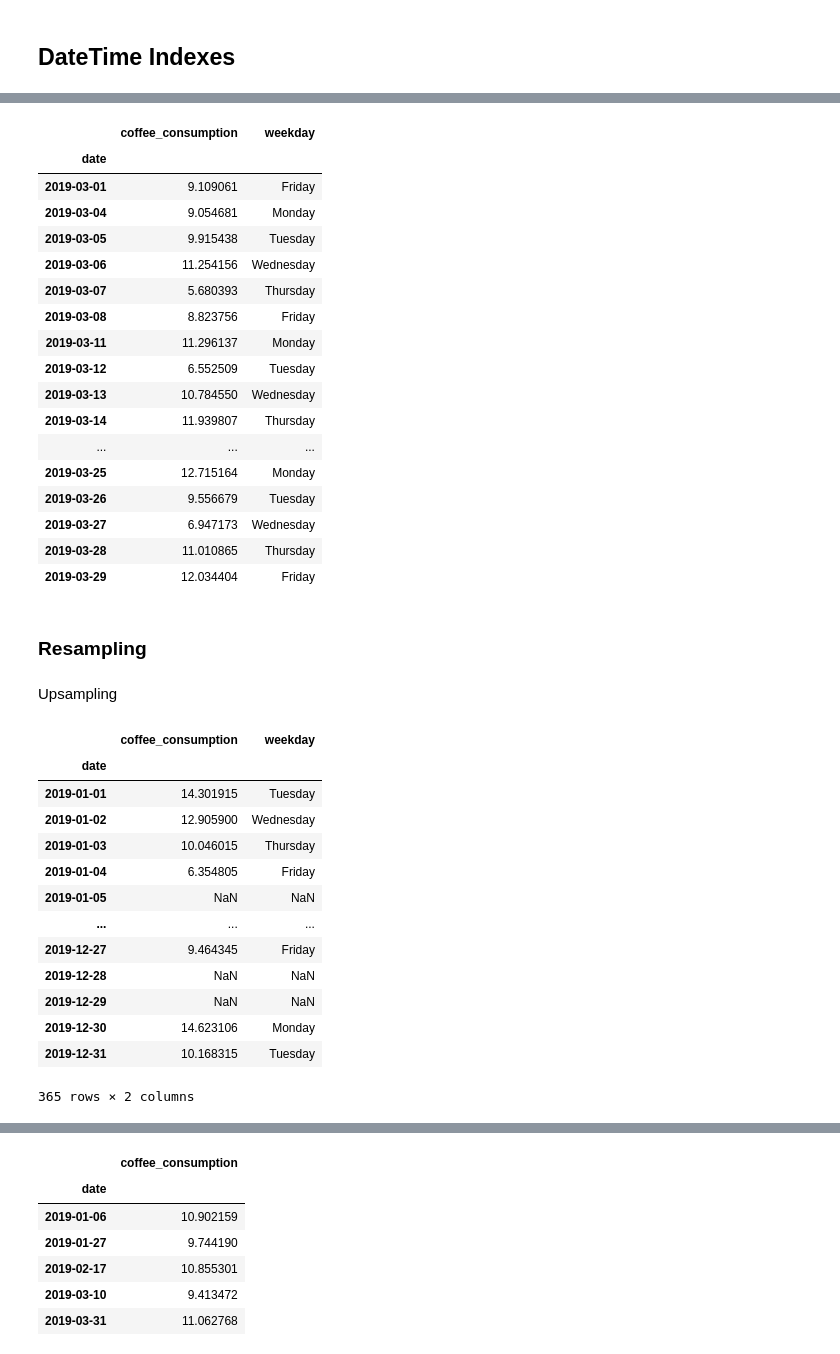
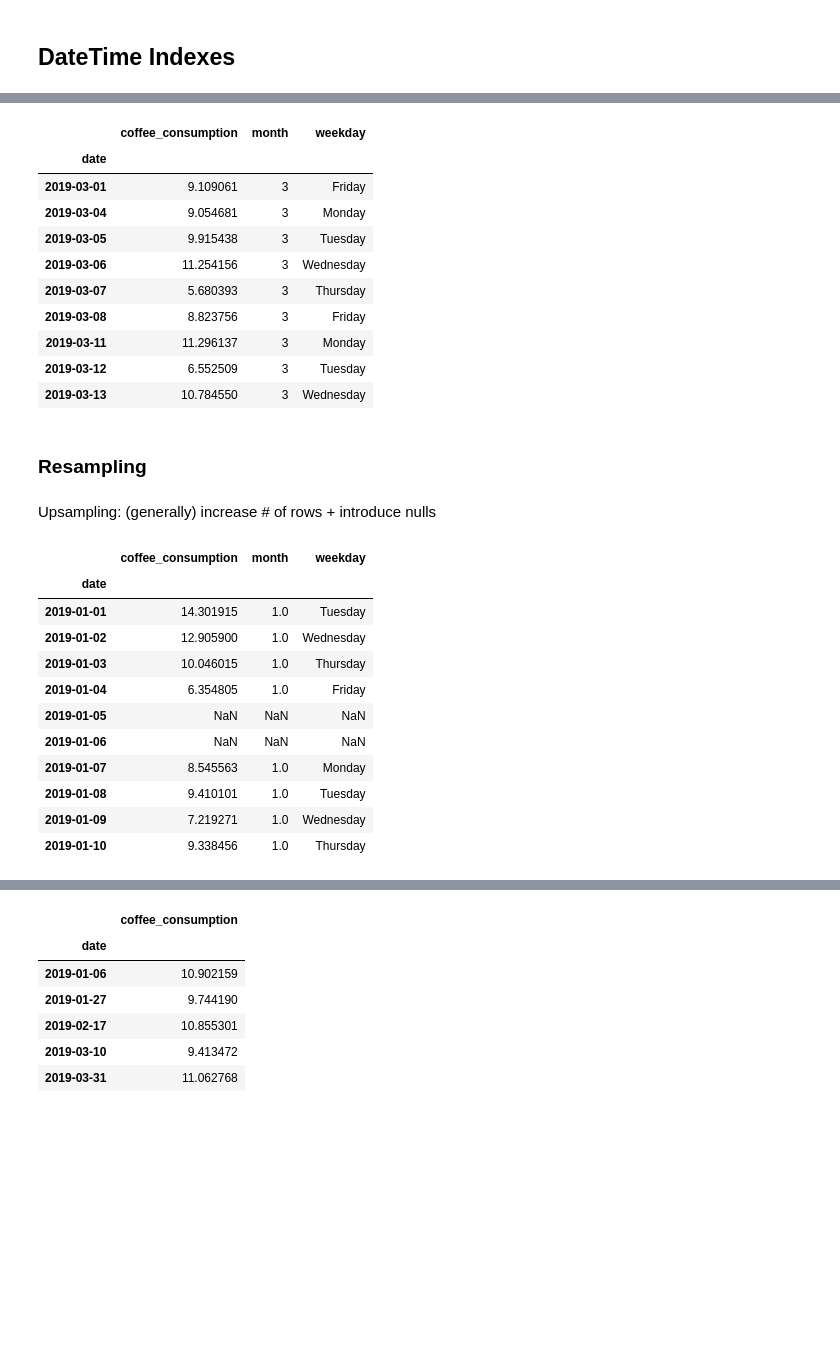
Before and after one commit to lopezelihezer/time-series-exercises, a Jupyter notebook: working-with-time-series-data.ipynb, the cells around one changed output, grey strips where cells are left out. Saved outputs shown, nothing was run; the diff lists cells and outputs as text; code cells hidden in the pictures; blank space fills up the shorter version.

```diff
--- a/working-with-time-series-data.ipynb
+++ b/working-with-time-series-data.ipynb
@@ -73,4 +86,3 @@ df.date.dt.month.value_counts()
 Name: date, dtype: int64
 # %%
-df['weekday']  = df.date.dt.day_name()
-df.weekday.value_counts()
+df['month'] = df.date.dt.month
@@ -110,49 +155,40 @@ df
 # %%
 # Month of March
-df.loc['2019-03']
+df.loc['2019-03-01':'2019-03-13']
 # %% [output]
-|  | coffee_consumption | weekday |
-| date |  |  |
-| 2019-03-01 | 9.109061 | Friday |
-| 2019-03-04 | 9.054681 | Monday |
-| 2019-03-05 | 9.915438 | Tuesday |
-| 2019-03-06 | 11.254156 | Wednesday |
-| 2019-03-07 | 5.680393 | Thursday |
-| 2019-03-08 | 8.823756 | Friday |
-| 2019-03-11 | 11.296137 | Monday |
-| 2019-03-12 | 6.552509 | Tuesday |
-| 2019-03-13 | 10.784550 | Wednesday |
-| 2019-03-14 | 11.939807 | Thursday |
-| ... | ... | ... |
-| 2019-03-25 | 12.715164 | Monday |
-| 2019-03-26 | 9.556679 | Tuesday |
-| 2019-03-27 | 6.947173 | Wednesday |
-| 2019-03-28 | 11.010865 | Thursday |
-| 2019-03-29 | 12.034404 | Friday |
+|  | coffee_consumption | month | weekday |
+| date |  |  |  |
+| 2019-03-01 | 9.109061 | 3 | Friday |
+| 2019-03-04 | 9.054681 | 3 | Monday |
+| 2019-03-05 | 9.915438 | 3 | Tuesday |
+| 2019-03-06 | 11.254156 | 3 | Wednesday |
+| 2019-03-07 | 5.680393 | 3 | Thursday |
+| 2019-03-08 | 8.823756 | 3 | Friday |
+| 2019-03-11 | 11.296137 | 3 | Monday |
+| 2019-03-12 | 6.552509 | 3 | Tuesday |
+| 2019-03-13 | 10.784550 | 3 | Wednesday |
 # %%
 # Subset of march
 # %% [markdown]
 ### Resampling
-# %% [markdown]
-Upsampling
+# %% [markdown]
+Upsampling: (generally) increase # of rows + introduce nulls
 # %%
 by_day = df.asfreq('D')
-by_day
+by_day.head(10)
 # %% [output]
-|  | coffee_consumption | weekday |
-| date |  |  |
-| 2019-01-01 | 14.301915 | Tuesday |
-| 2019-01-02 | 12.905900 | Wednesday |
-| 2019-01-03 | 10.046015 | Thursday |
-| 2019-01-04 | 6.354805 | Friday |
-| 2019-01-05 | NaN | NaN |
-| ... | ... | ... |
-| 2019-12-27 | 9.464345 | Friday |
-| 2019-12-28 | NaN | NaN |
-| 2019-12-29 | NaN | NaN |
-| 2019-12-30 | 14.623106 | Monday |
-| 2019-12-31 | 10.168315 | Tuesday |
+|  | coffee_consumption | month | weekday |
+| date |  |  |  |
+| 2019-01-01 | 14.301915 | 1.0 | Tuesday |
+| 2019-01-02 | 12.905900 | 1.0 | Wednesday |
+| 2019-01-03 | 10.046015 | 1.0 | Thursday |
+| 2019-01-04 | 6.354805 | 1.0 | Friday |
+| 2019-01-05 | NaN | NaN | NaN |
+| 2019-01-06 | NaN | NaN | NaN |
+| 2019-01-07 | 8.545563 | 1.0 | Monday |
+| 2019-01-08 | 9.410101 | 1.0 | Tuesday |
+| 2019-01-09 | 7.219271 | 1.0 | Wednesday |
+| 2019-01-10 | 9.338456 | 1.0 | Thursday |
-365 rows × 2 columns
 # %%
 by_day.assign(
     ffill=lambda df: df.coffee_consumption.ffill(),
```
Also changed, not shown: parts of 54 cells of this notebook, 1 other file.
